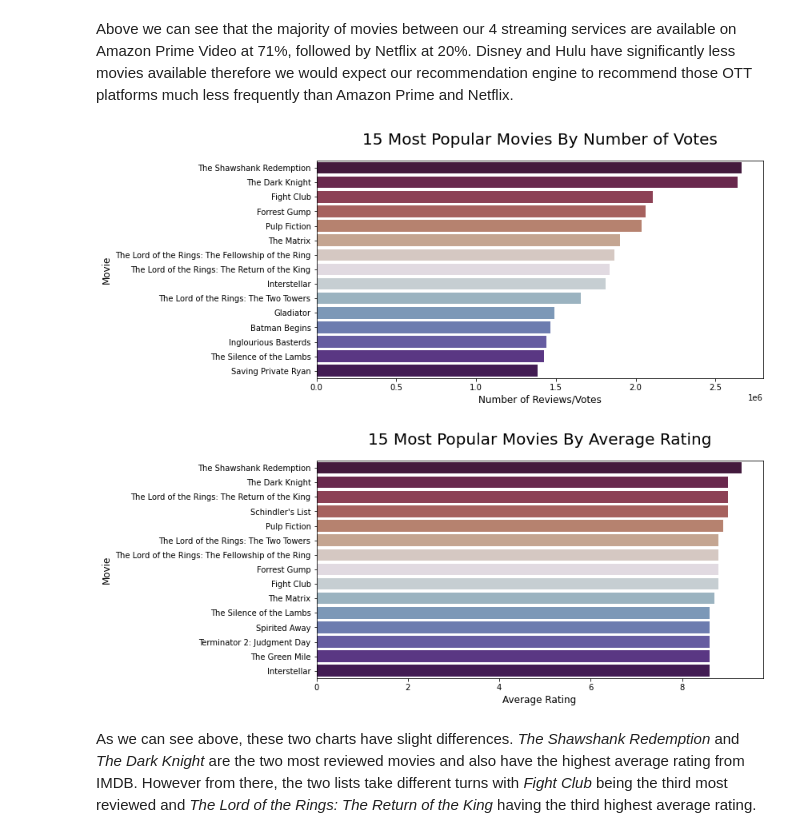
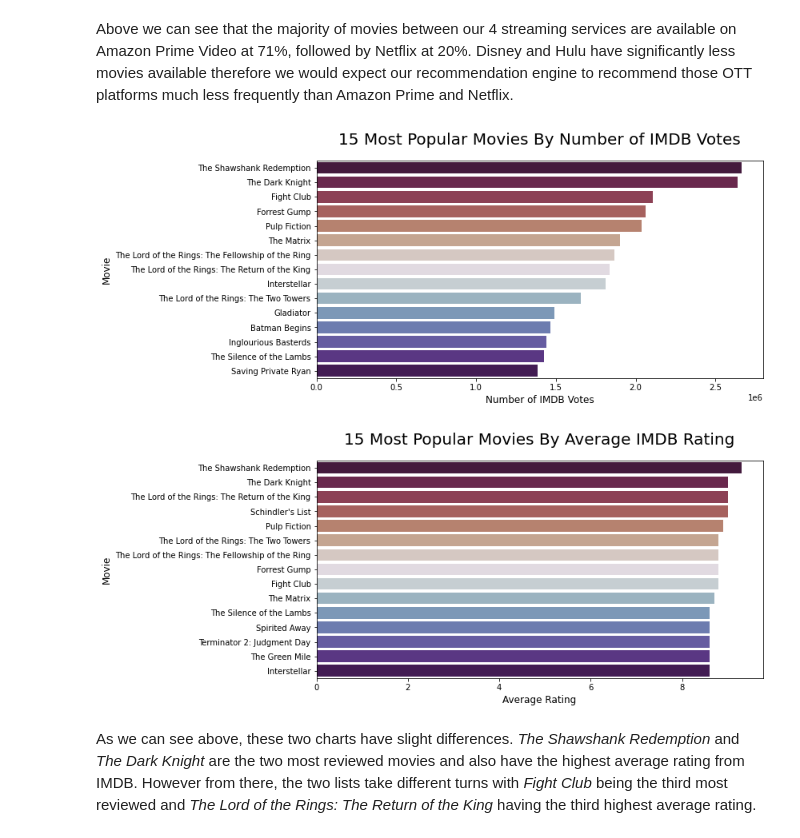
Before and after one commit to kevgross89/Apple-TV-Movie-Recommendation-Engine, a Jupyter notebook: What To Watch - Movie Recommendation Engine.ipynb, the cells around one changed output. Drawn from its saved outputs; the diff is of its cells as text; code cells hidden in the pictures.

```diff
--- a/What To Watch - Movie Recommendation Engine.ipynb
+++ b/What To Watch - Movie Recommendation Engine.ipynb
@@ -682,17 +682,17 @@ Above we can see that the majority of movies between our 4 streaming services ar
 # %%
 # Create the plot
 fig, ax = plt.subplots(figsize=(10,5))
 
 # Get top 15 movies
 top_15_popular = non_dup_movies.sort_values(by='numVotes', ascending=False)[:15]
 
 # Plot the data
 sns.barplot(data= top_15_popular, x='numVotes', y='primaryTitle', palette='twilight_shifted_r')
-plt.title("15 Most Popular Movies By Number of Votes", fontsize=20, pad=20)
-plt.xlabel('Number of Reviews/Votes', fontsize=12)
+plt.title("15 Most Popular Movies By Number of IMDB Votes", fontsize=20, pad=20)
+plt.xlabel('Number of IMDB Votes', fontsize=12)
 plt.ylabel('Movie', fontsize=12);
 # %% [output]
-[figure, old version]
+[figure, new version]
 # %%
 # Create the plot
 fig, ax = plt.subplots(figsize=(10,5))
@@ -702,10 +702,10 @@ top_15_popular = non_dup_movies.sort_values(by='averageRating', ascending=False)
 
 # Plot the data
 sns.barplot(data= top_15_popular, x='averageRating', y='primaryTitle', palette='twilight_shifted_r')
-plt.title("15 Most Popular Movies By Average Rating", fontsize=20, pad=20)
+plt.title("15 Most Popular Movies By Average IMDB Rating", fontsize=20, pad=20)
 plt.xlabel('Average Rating', fontsize=12)
 plt.ylabel('Movie', fontsize=12);
 # %% [output]
-[figure, old version]
+[figure, new version]
 # %% [markdown]
 As we can see above, these two charts have slight differences. *The Shawshank Redemption* and *The Dark Knight* are the two most reviewed movies and also have the highest average rating from IMDB. However from there, the two lists take different turns with *Fight Club* being the third most reviewed and *The Lord of the Rings: The Return of the King* having the third highest average rating.
```
Also changed, not shown: parts of 5 cells of this notebook.
